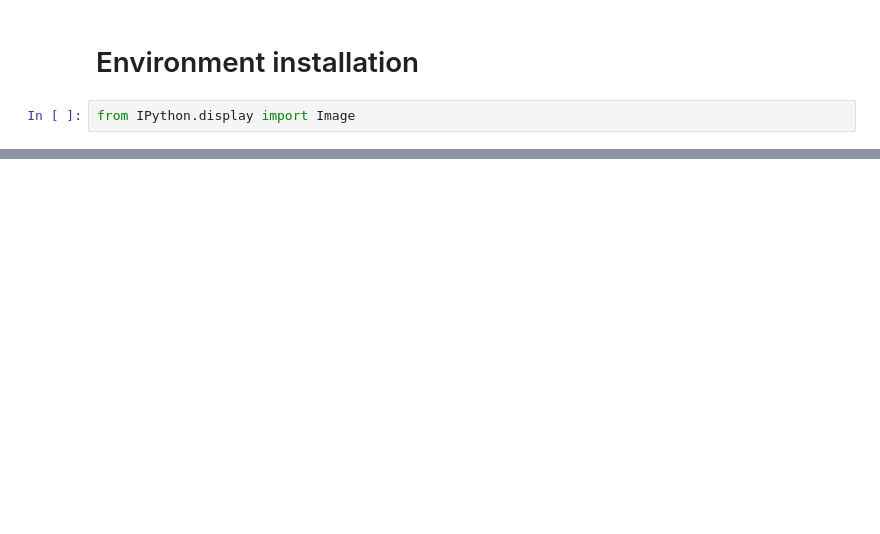
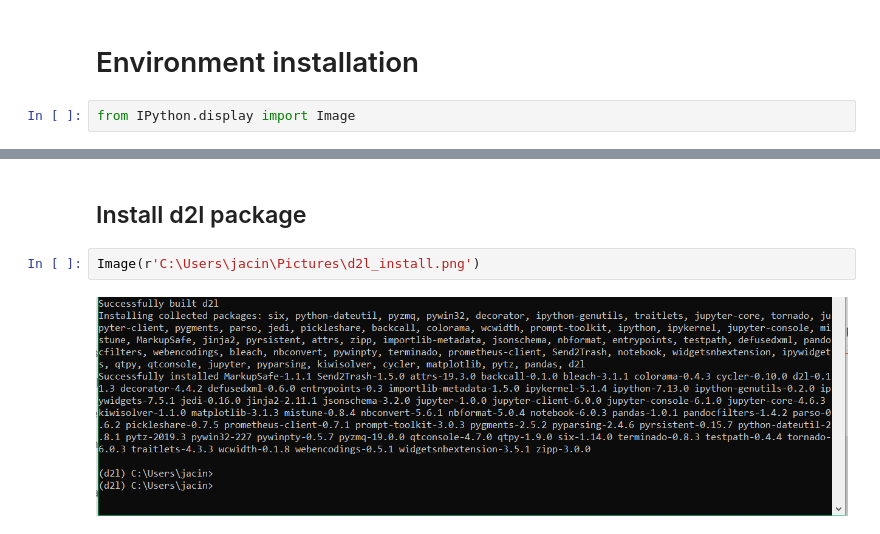
Before and after one commit to littlejacinthe/Machine-Learning-Programming, a Jupyter notebook: Week1_ installation_report.ipynb, the cells around one changed output, grey strips where cells are left out. Drawn from its saved outputs; the diff is of its cells as text; blank space fills up the shorter version.

```diff
--- a/Week1_ installation_report.ipynb
+++ b/Week1_ installation_report.ipynb
@@ -15,0 +24,6 @@ import mxnet
+# %% [markdown]
+## Install d2l package
+# %%
+Image(r'C:\Users\jacin\Pictures\d2l_install.png')
+# %% [output]
+[figure, added]
```
Also changed, not shown: parts of 11 cells of this notebook.
